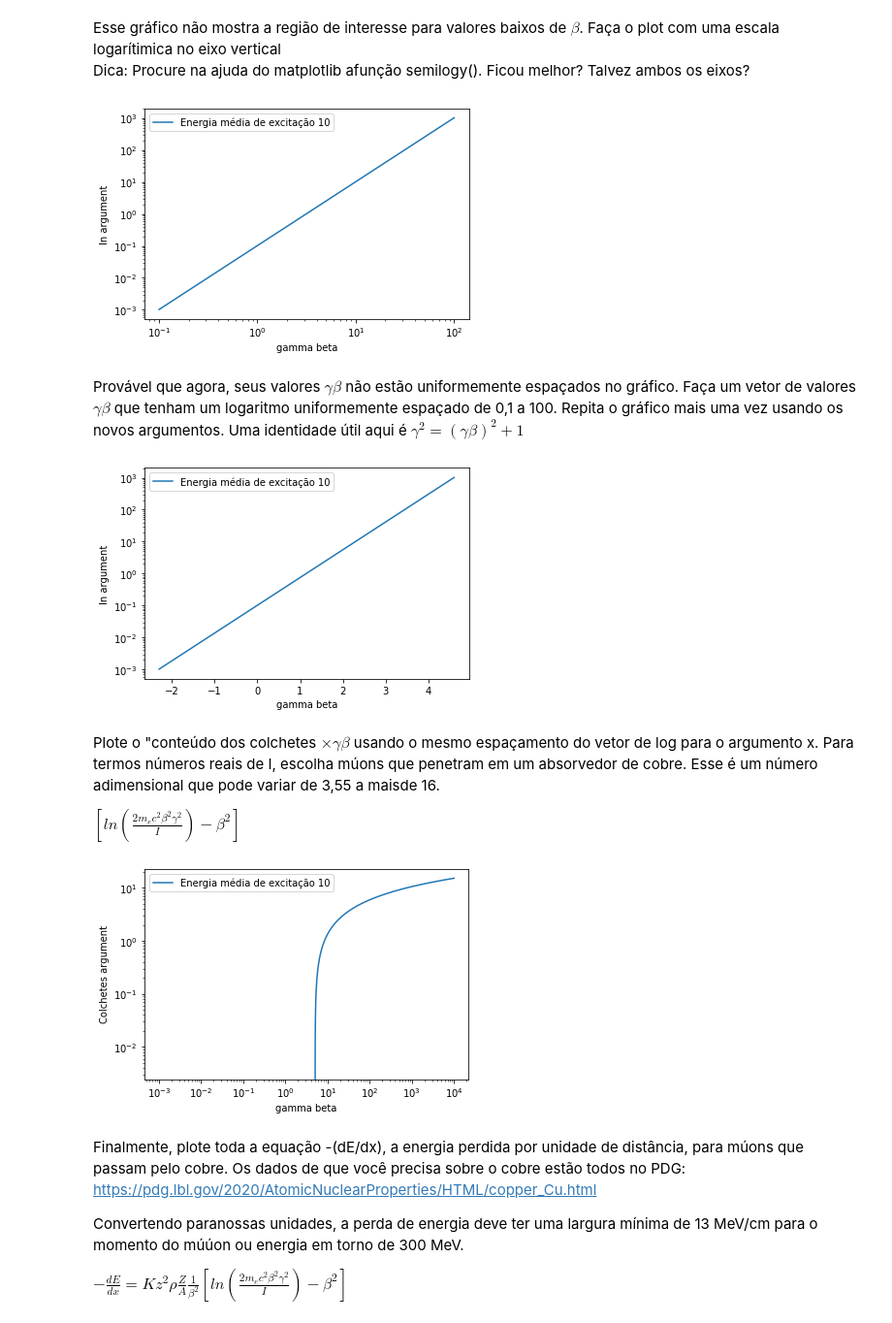
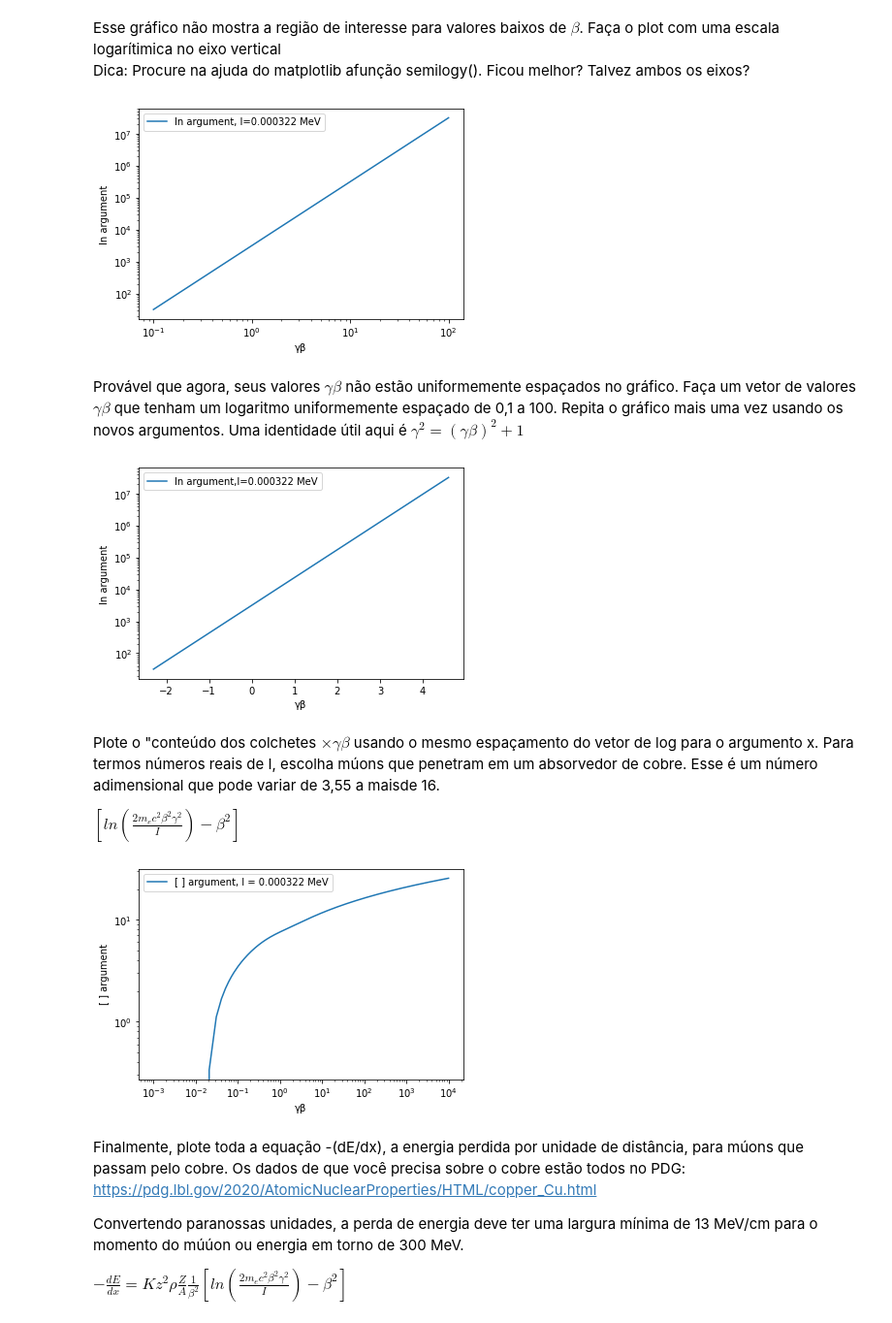
Before and after one commit to raphatrivium/Python-Introduction, a Jupyter notebook: projeto_Bethe_Bloch.ipynb, the cells around one changed output. Shown: that part at 97% size. Cells and saved outputs as stored; diff of their text form; code cells hidden in the pictures.

```diff
--- a/projeto_Bethe_Bloch.ipynb
+++ b/projeto_Bethe_Bloch.ipynb
@@ -117,26 +117,26 @@ Dica: Procure na ajuda do matplotlib afunção semilogy(). Ficou melhor? Talvez
 def ln_versus_gammabeta(gb0, gbf, dgb, I):
   BetaGamma = np.arange( gb0, gbf, dgb)
   Argument = ln_argument( BetaGamma, I)
-  plt.plot(BetaGamma, Argument, label='Energia média de excitação %s' % I )
-  plt.xlabel("gamma beta") ; plt.ylabel("ln argument") ; plt.legend()
+  plt.plot(BetaGamma, Argument, label='ln argument, I=%s MeV' % I )
+  plt.xlabel("\u03B3\u03B2") ; plt.ylabel("ln argument") ; plt.legend()
   plt.semilogy() ;  plt.semilogx()
 
-ln_versus_gammabeta(0.1, 100, 0.01, 10) #Usei I=10 apenas para teste
+ln_versus_gammabeta(0.1, 100, 0.01, 0.000322) #Usei I=10 apenas para teste
 # %% [output]
-[figure, old version]
+[figure, new version]
 # %% [markdown]
 Provável que agora, seus valores $\gamma \beta$ não estão  uniformemente espaçados no gráfico. Faça um vetor de valores $\gamma \beta$ que tenham um logaritmo uniformemente espaçado de 0,1 a 100. Repita o gráfico mais uma vez usando os novos argumentos. Uma identidade útil aqui é $\gamma^2= (\gamma \beta)^2+ 1$
 # %%
 def ln_versus_gammabeta(gb0, gbf, dgb, I):
   BetaGamma = np.arange( gb0, gbf, dgb)
   Argument = ln_argument( BetaGamma, I)
-  plt.plot( np.log(BetaGamma), Argument, label='Energia média de excitação %s' % I )
-  plt.xlabel("gamma beta") ; plt.ylabel("ln argument") ; plt.legend()
+  plt.plot( np.log(BetaGamma), Argument, label='ln argument, I=%s MeV' % I )
+  plt.xlabel("\u03B3\u03B2") ; plt.ylabel("ln argument") ; plt.legend()
   plt.semilogy() ;
 
-ln_versus_gammabeta(0.1, 100, 0.01, 10) #Usei I=10 apenas para teste
+ln_versus_gammabeta(0.1, 100, 0.01, 0.000322) #Usei I=10 apenas para teste
 # %% [output]
-[figure, old version]
+[figure, new version]
 # %% [markdown]
 Plote o "conteúdo dos colchetes $\times \gamma\beta$ usando o mesmo espaçamento do vetor de log para o argumento x. Para termos números reais de I, escolha múons que penetram em um absorvedor de cobre. Esse é um número adimensional que pode variar de 3,55 a maisde 16.
 
@@ -144,32 +144,32 @@ $[ln (\frac{2 m_e c^2 \beta^2 \gamma^2}{I}) - \beta^2 ]$
 # %%
 def betagamma_gamma(betagamma): #usando a identidade dada
   gamma = (betagamma**2 + 1 )**(1/2)
   return gamma
 def gamma_beta(gamma): # usando a identidade dada
   beta = ( (gamma**2 -1)**(1/2) ) / gamma
   return beta
 def betagamma_beta(betagamma):
   gamma = betagamma_gamma(betagamma)
   beta = gamma_beta(gamma)
   return beta
 
 def colchetes( betagamma, I):
   Argument = ln_argument( betagamma, I)
   lnArgument = np.log( Argument ) #np.log(x) is the Natural Log (base e log) of x
   beta = betagamma_beta(betagamma)
   y = lnArgument - beta**2
   return y
 
 def colchetes_versus_gammabeta(gb0, gbf, dgb, I):
   BetaGamma = np.arange( gb0, gbf, dgb)
   Colchetes = colchetes( BetaGamma, I)
-  plt.plot(BetaGamma, Colchetes, label='Energia média de excitação %s' % I )
-  plt.xlabel("gamma beta") ; plt.ylabel("Colchetes argument") ; plt.legend()
+  plt.plot(BetaGamma, Colchetes, label='[ ] argument, I = %s MeV' % I )
+  plt.xlabel("\u03B3\u03B2") ; plt.ylabel("[ ] argument") ; plt.legend()
   plt.semilogy() ; plt.semilogx() ;
 
-colchetes_versus_gammabeta(0.001, 10000, 0.01, 10) #Usei I=10 apenas para teste
+colchetes_versus_gammabeta(0.001, 10000, 0.01, 0.000322) #Usei I=10 apenas para teste
 # %% [output]
-[figure, old version]
+[figure, new version]
 # %% [markdown]
 Finalmente, plote toda a equação -(dE/dx), a energia perdida por unidade de distância, para múons que passam pelo cobre. Os dados de que você precisa sobre o cobre estão todos no PDG: https://pdg.lbl.gov/2020/AtomicNuclearProperties/HTML/copper_Cu.html
 
```
Also changed, not shown: parts of 5 cells of this notebook.
